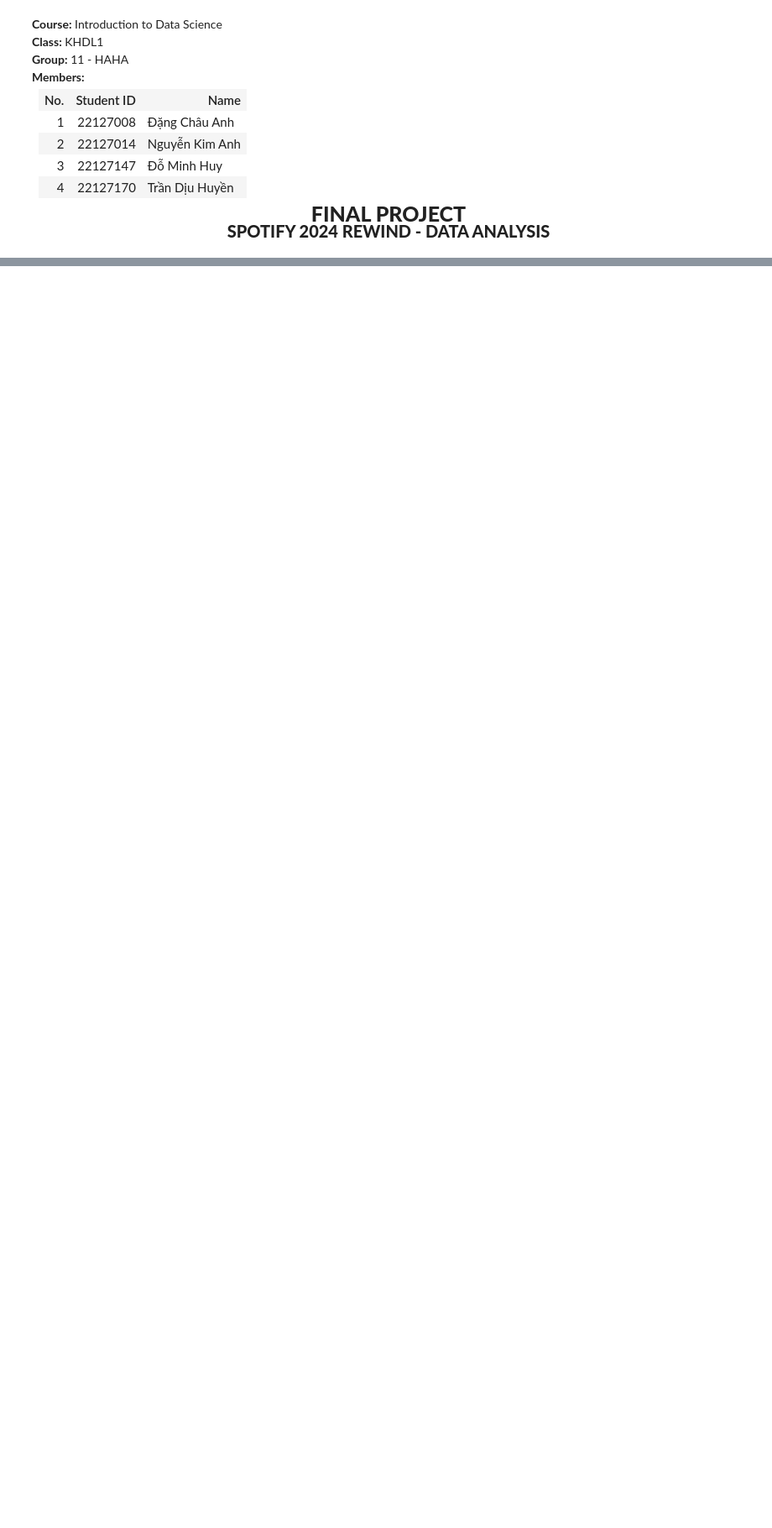
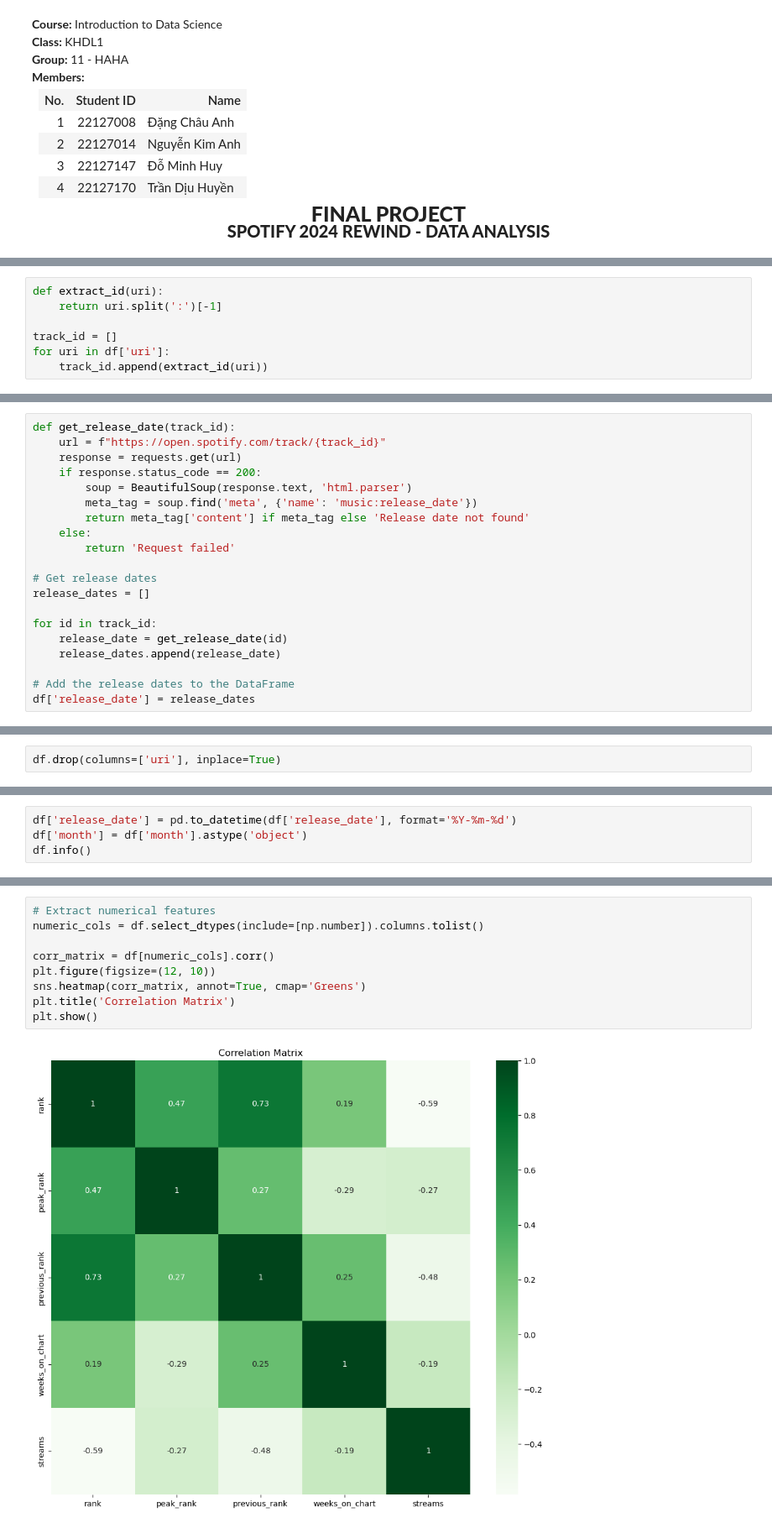
Before and after one commit to pililover/DataScience-Jobs-Market, a Jupyter notebook: SOURCECODE/Data_analysis.ipynb, the cells around one changed output, grey strips where cells are left out. Shown: that part at 84% size. Cells and saved outputs as stored; diff of their text form; blank space fills up the shorter version.

Commit message:
Preprocessing (add feature, corr, comment about relationship)

```diff
--- a/SOURCECODE/Data_analysis.ipynb
+++ b/SOURCECODE/Data_analysis.ipynb
@@ -48,0 +88,7 @@
+# %%
+def extract_id(uri):
+    return uri.split(':')[-1]
+
+track_id = []
+for uri in df['uri']:
+    track_id.append(extract_id(uri))
@@ -48,0 +97,20 @@
+# %%
+def get_release_date(track_id):
+    url = f"https://open.spotify.com/track/{track_id}"
+    response = requests.get(url)
+    if response.status_code == 200:
+        soup = BeautifulSoup(response.text, 'html.parser')
+        meta_tag = soup.find('meta', {'name': 'music:release_date'})
+        return meta_tag['content'] if meta_tag else 'Release date not found'
+    else:
+        return 'Request failed'
+
+# Get release dates
+release_dates = []
+
+for id in track_id:
+    release_date = get_release_date(id)
+    release_dates.append(release_date)
+
+# Add the release dates to the DataFrame
+df['release_date'] = release_dates
@@ -48,0 +119,2 @@
+# %%
+df.drop(columns=['uri'], inplace=True)
@@ -48,0 +163,4 @@
+# %%
+df['release_date'] = pd.to_datetime(df['release_date'], format='%Y-%m-%d')
+df['month'] = df['month'].astype('object')
+df.info()
@@ -48,0 +191,11 @@
+# %%
+# Extract numerical features
+numeric_cols = df.select_dtypes(include=[np.number]).columns.tolist()
+
+corr_matrix = df[numeric_cols].corr()
+plt.figure(figsize=(12, 10))
+sns.heatmap(corr_matrix, annot=True, cmap='Greens')
+plt.title('Correlation Matrix')
+plt.show()
+# %% [output]
+[figure, added]
```
Also changed, not shown: parts of 24 cells of this notebook, 1 other file.
